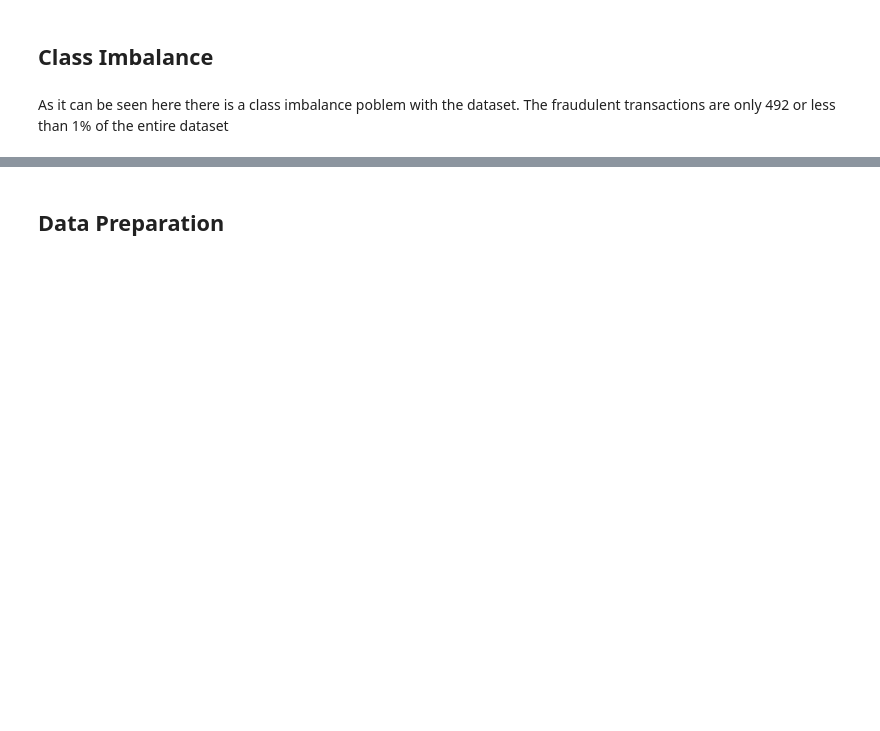
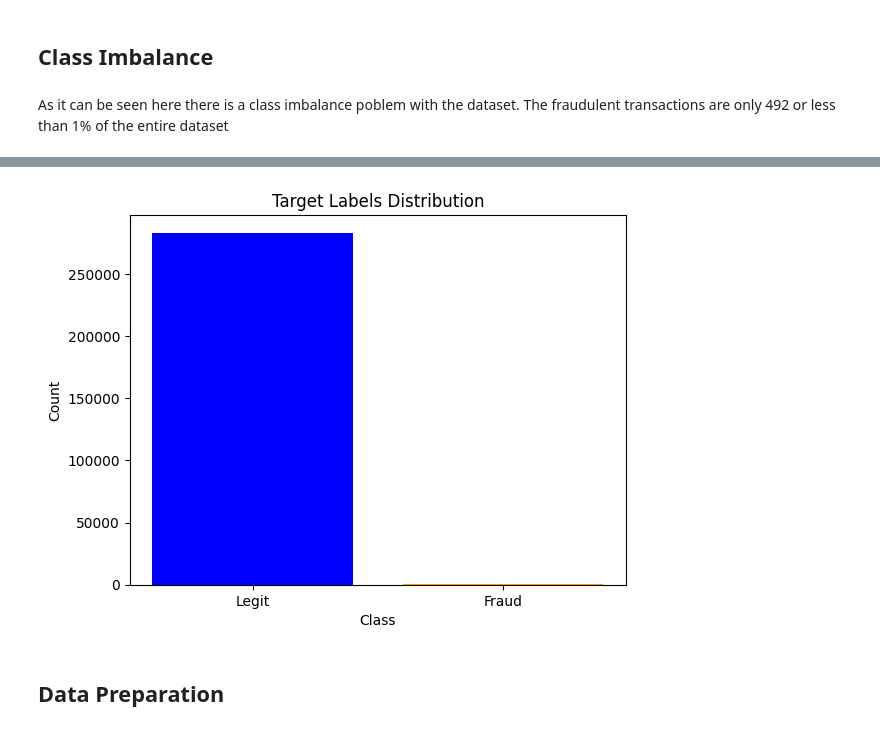
Before and after one commit to webmaster99-stack/credit-card-fraud-detection, a Jupyter notebook: notebooks/model_training_real_data.ipynb, the cells around one changed output, grey strips where cells are left out. Drawn from its saved outputs; the diff is of its cells as text; code cells hidden in the pictures; blank space fills up the shorter version.

```diff
--- a/notebooks/model_training_real_data.ipynb
+++ b/notebooks/model_training_real_data.ipynb
@@ -9,4 +18,6 @@ import matplotlib.pyplot as plt
 ### Load Dataset
 # %%
 transactions_data = pd.read_csv("data/credit_card_data_real.zip", compression="zip")
+transactions_data = transactions_data.drop_duplicates()
+
 print(transactions_data.head())
@@ -21,10 +60,9 @@ print(transactions_data["Class"].value_counts(normalize=True))
 # %%
-plt.bar(transactions_data["Class"].value_counts().index, transactions_data["Class"].value_counts().values, color=["blue", "orange"])
-plt.xticks([0, 1], ["Legit", "Fraud"])
-plt.xlabel("Class")
-plt.ylabel("Count")
-plt.title("Target Labels Distribution")
-plt.show()
+from src.utils import plot_confusion_matrix_from_pipeline, plot_label_distribution, plot_roc_curve_from_pipeline
+
+plot_label_distribution(transactions_data["Class"], "Target Labels Distribution")
+# %% [output]
+[figure, added]
 # %% [markdown]
 ## Data Preparation
 # %% [markdown]
```
Also changed, not shown: parts of 34 cells of this notebook, 3 other files.
